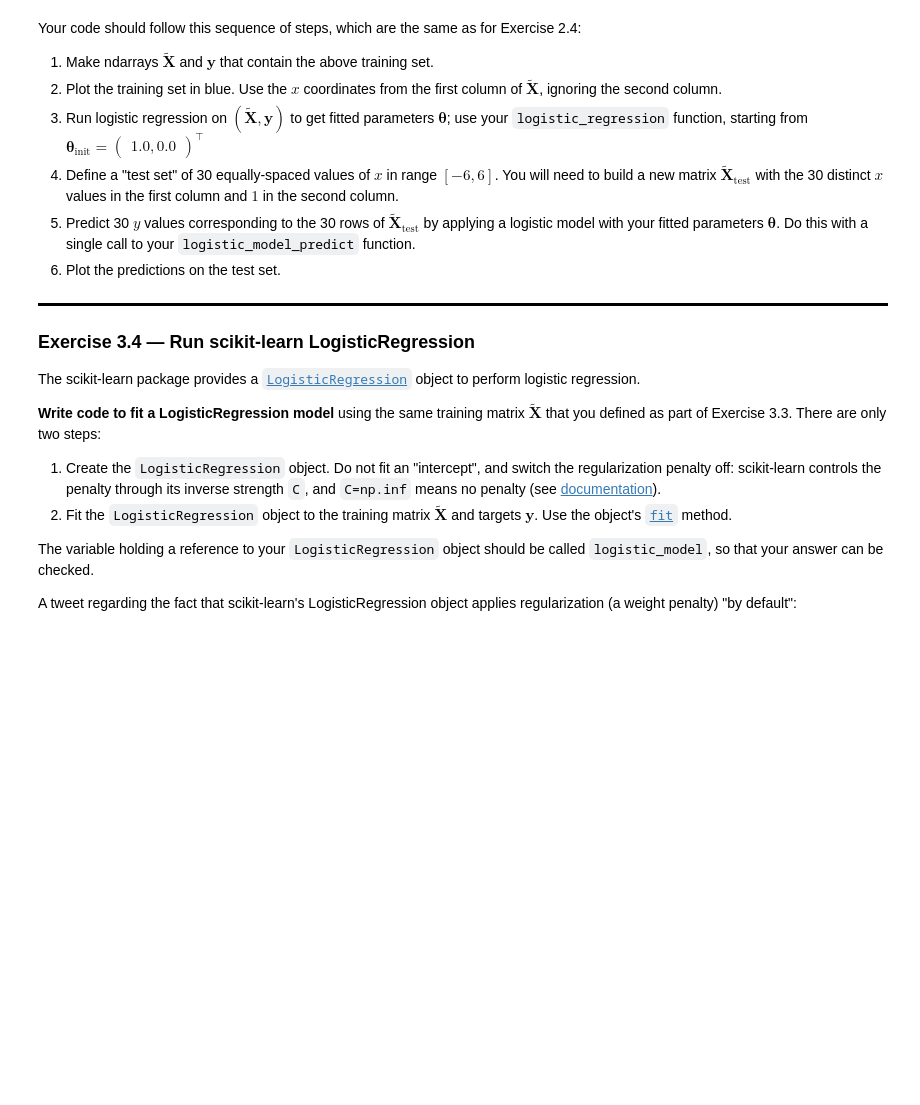
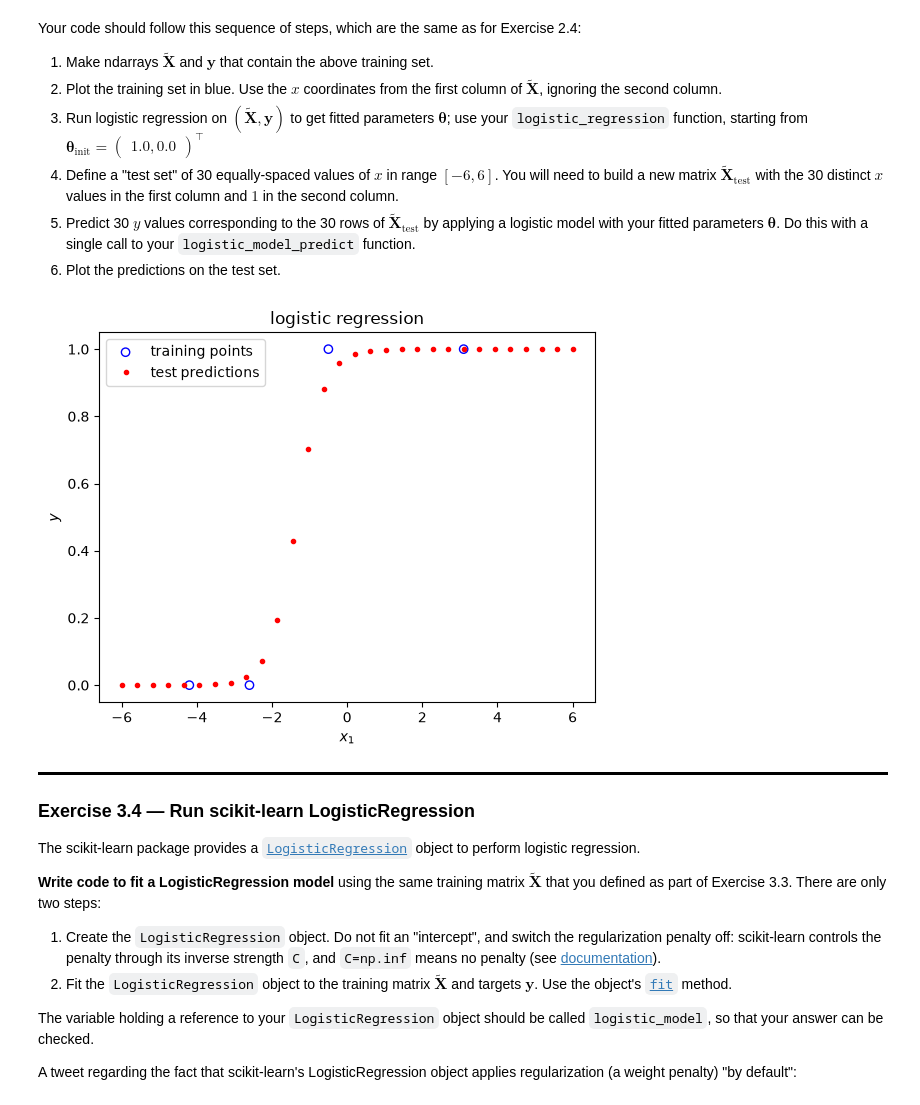
Before and after one commit to laurent-lao/COMP-432-Assignments, a Jupyter notebook: Assignment3/assignment03_student.ipynb, the cells around one changed output. Saved outputs shown, nothing was run; the diff lists cells and outputs as text; code cells hidden in the pictures; blank space fills up the shorter version.

```diff
--- a/Assignment3/assignment03_student.ipynb
+++ b/Assignment3/assignment03_student.ipynb
@@ -553,4 +562,5 @@ The scikit-learn package provides a [`LinearRegression`](https://scikit-learn.or
 The variable holding a reference to your `LinearRegression` object should be called `linear_model`, so that your answer can be checked.
 # %%
 # Your code here. Aim for 2 lines.
-linear_model = None  # Replace None with your LinearRegression object.
+linear_model = sklearn.linear_model.LinearRegression(fit_intercept=False)
+linear_model.fit(X_tilde, y)
@@ -608,7 +624,7 @@ def sigmoid(z):
         The sigmoid of each entry, of the same shape as z.
     """
     # Your code here. Aim for 1 line.
-    return
+    return 1 / (1 + np.exp(-z))
 
 
 def logistic_model_predict(X_tilde, theta):
@@ -622,7 +638,7 @@ def logistic_model_predict(X_tilde, theta):
         The predicted probabilities of class 1, of shape (N,).
     """
     # Your code here. Aim for 1-2 lines.
-    return
+    return sigmoid(X_tilde @ theta)
 # %% [markdown]
 **Check your answer** by running the code cell below.
 # %%
@@ -688,7 +708,10 @@ def logistic_regression_grad(X_tilde, y, theta):
         The gradient, of shape (D + 1,).
     """
     # Your code here. Aim for 1-3 lines.
-    return
+    N = X_tilde.shape[0]
+    predict = logistic_model_predict(X_tilde, theta)
+    gradient = (1 / N) * X_tilde.T @ (predict - y)
+    return gradient
 
 
 def logistic_regression(X_tilde, y, theta_init, lr=0.2, num_steps=500):
@@ -706,7 +729,11 @@ def logistic_regression(X_tilde, y, theta_init, lr=0.2, num_steps=500):
         cross-entropy.
     """
     # Your code here. Aim for 4-5 lines.
-    return
+    theta = theta_init
+    for _ in range(num_steps):
+        gradient = logistic_regression_grad(X_tilde, y, theta)
+        theta -= lr * gradient
+    return theta
 # %% [markdown]
 **Check your answer** by running the code cell below.
 # %%
@@ -758,21 +787,32 @@ Your code should follow this sequence of steps, which are the same as for Exerci
 6. Plot the predictions on the test set.
 # %%
 # 1. Define the training set. Aim for 2 lines.
-
+X_tilde = np.array([[-4.2, 1], [-2.6, 1], [-0.5, 1], [3.1, 1]])
+y = np.array([0, 0, 1, 1])
 
 # 2. Plot the training set. Aim for 1 line.
-
+plt.scatter(X_tilde[:, 0], y, facecolors='none', edgecolors='blue', marker='o', label='training points')
 
 # 3. Run logistic regression on the training set to get 'theta'. Aim for 1-2 lines.
-
+theta_init = np.array([1.0, 0.0])
+theta = logistic_regression(X_tilde, y, theta_init)
 
 # 4. Define the test set matrix of shape (30,2). Aim for 1-3 lines.
-
+x_test = np.linspace(-6, 6, 30)
+X_test_tilde = np.column_stack((x_test, np.ones(30)))
 
 # 5. Use the logistic model to make predictions on the test set. Aim for 1 line.
-
+predictions = logistic_model_predict(X_test_tilde, theta)
 
 # 6. Plot the test predictions. Aim for 1 line, plus a few lines to configure the plot (axis labels etc).
+plt.plot(x_test, predictions, 'ro', markersize=3, label='test predictions')
+plt.xlabel("$x_1$")
+plt.ylabel("$y$")
+plt.title("logistic regression")
+plt.legend()
+plt.show()
+# %% [output]
+[figure, added]
 # %% [markdown]
 <div style="border-bottom: 3px solid black;"></div>
 
```
Also changed, not shown: parts of 7 cells of this notebook.
